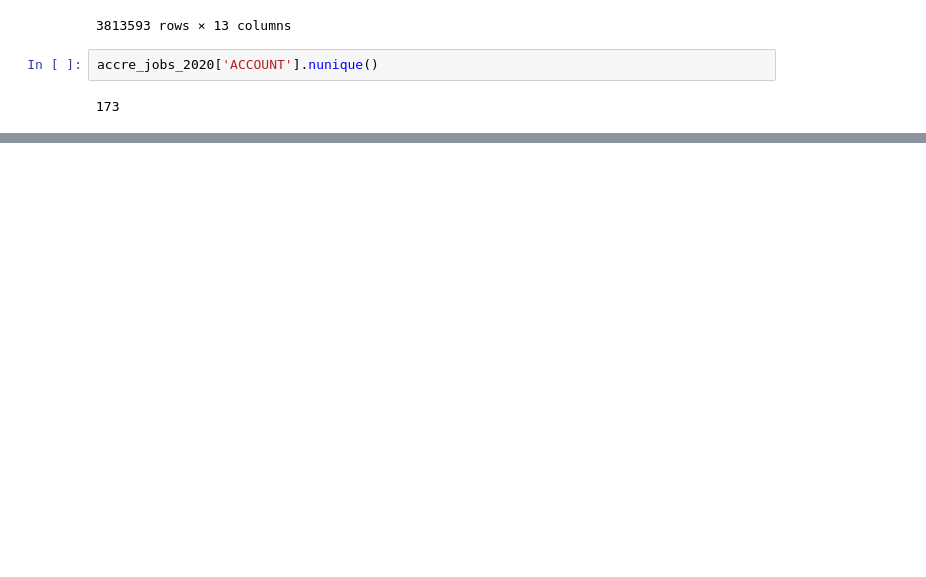
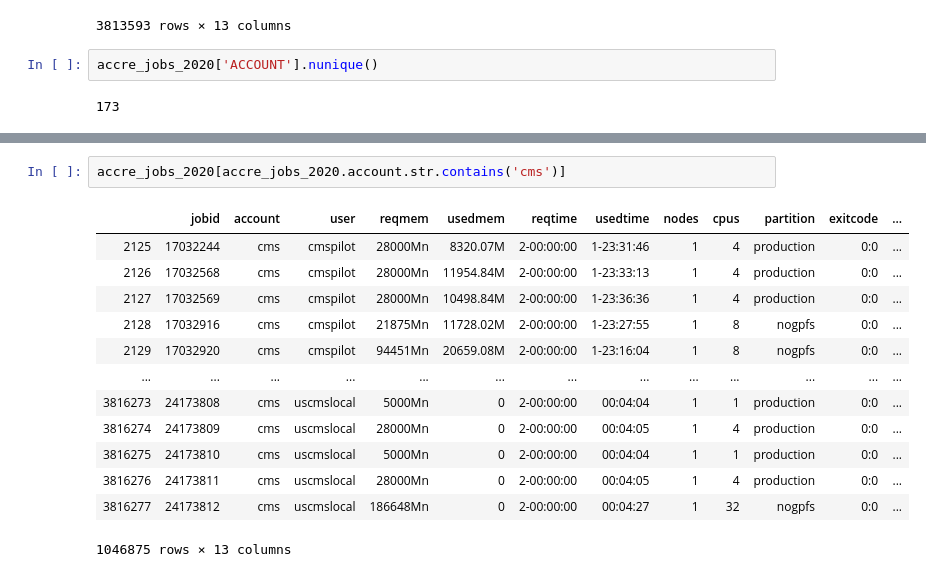
Before and after one commit to nss-data-science-cohort-4/dq2-accre-amd, a Jupyter notebook: notebooks/accre_jobs_2020.ipynb, the cells around one changed output, grey strips where cells are left out. Saved outputs shown, nothing was run; the diff lists cells and outputs as text; blank space fills up the shorter version.

```diff
--- a/notebooks/accre_jobs_2020.ipynb
+++ b/notebooks/accre_jobs_2020.ipynb
@@ -66,0 +89,16 @@ accre_jobs_2020['ACCOUNT'].nunique()
+# %%
+accre_jobs_2020[accre_jobs_2020.account.str.contains('cms')]
+# %% [output]
+|  | jobid | account | user | reqmem | usedmem | reqtime | usedtime | nodes | cpus | partition | exitcode | ... |
+| 2125 | 17032244 | cms | cmspilot | 28000Mn | 8320.07M | 2-00:00:00 | 1-23:31:46 | 1 | 4 | production | 0:0 | ... |
+| 2126 | 17032568 | cms | cmspilot | 28000Mn | 11954.84M | 2-00:00:00 | 1-23:33:13 | 1 | 4 | production | 0:0 | ... |
+| 2127 | 17032569 | cms | cmspilot | 28000Mn | 10498.84M | 2-00:00:00 | 1-23:36:36 | 1 | 4 | production | 0:0 | ... |
+| 2128 | 17032916 | cms | cmspilot | 21875Mn | 11728.02M | 2-00:00:00 | 1-23:27:55 | 1 | 8 | nogpfs | 0:0 | ... |
+| 2129 | 17032920 | cms | cmspilot | 94451Mn | 20659.08M | 2-00:00:00 | 1-23:16:04 | 1 | 8 | nogpfs | 0:0 | ... |
+| ... | ... | ... | ... | ... | ... | ... | ... | ... | ... | ... | ... | ... |
+| 3816273 | 24173808 | cms | uscmslocal | 5000Mn | 0 | 2-00:00:00 | 00:04:04 | 1 | 1 | production | 0:0 | ... |
+| 3816274 | 24173809 | cms | uscmslocal | 28000Mn | 0 | 2-00:00:00 | 00:04:05 | 1 | 4 | production | 0:0 | ... |
+| 3816275 | 24173810 | cms | uscmslocal | 5000Mn | 0 | 2-00:00:00 | 00:04:04 | 1 | 1 | production | 0:0 | ... |
+| 3816276 | 24173811 | cms | uscmslocal | 28000Mn | 0 | 2-00:00:00 | 00:04:05 | 1 | 4 | production | 0:0 | ... |
+| 3816277 | 24173812 | cms | uscmslocal | 186648Mn | 0 | 2-00:00:00 | 00:04:27 | 1 | 32 | nogpfs | 0:0 | ... |
+1046875 rows × 13 columns
```
Also changed, not shown: parts of 10 cells of this notebook.
